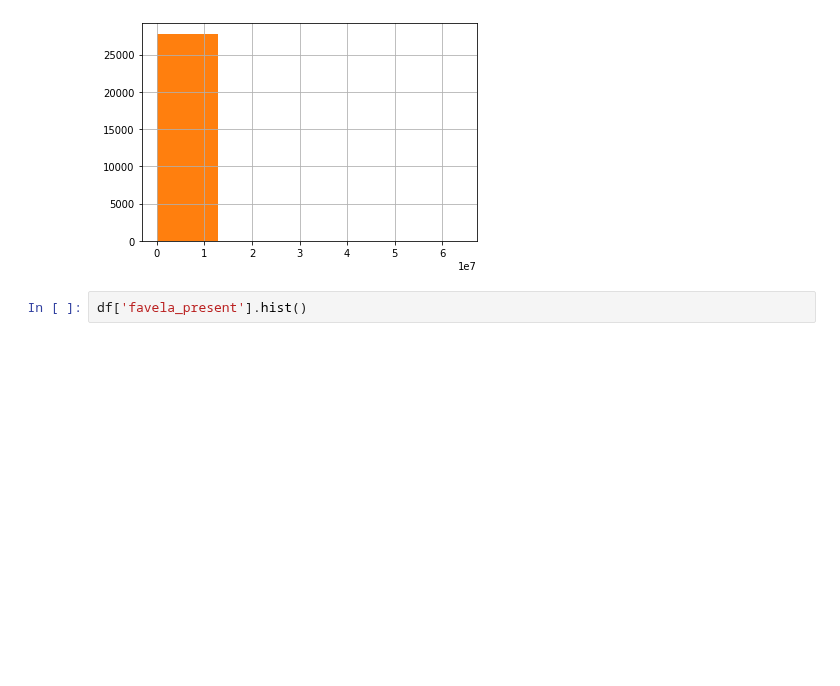
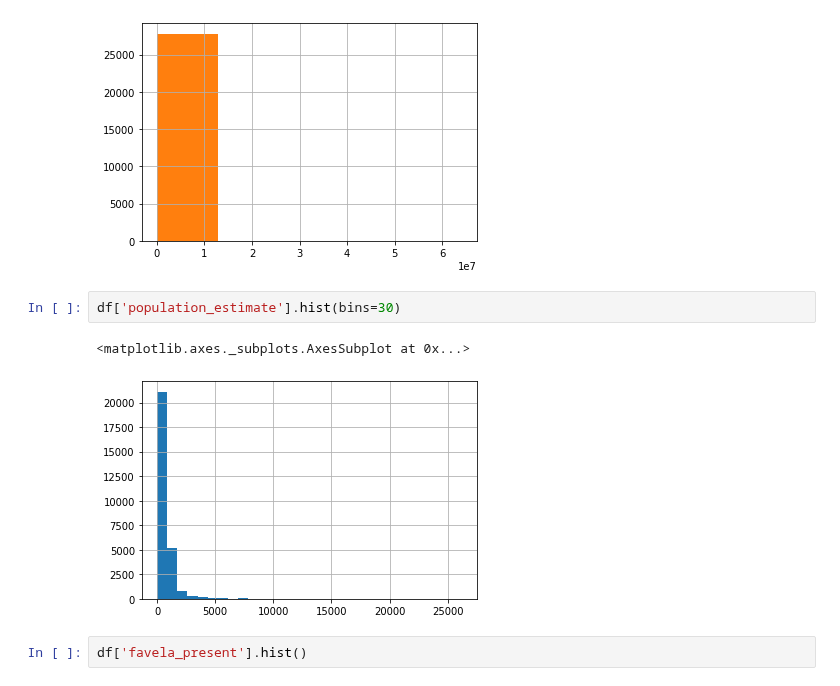
Before and after one commit to q-downgrade/informal-settlement-identification, a Jupyter notebook: tools/upload_files.ipynb, the cells around one changed output. Cells and saved outputs as stored; diff of their text form; blank space fills up the shorter version.

```diff
--- a/tools/upload_files.ipynb
+++ b/tools/upload_files.ipynb
@@ -85,6 +85,11 @@ df['geog_orig_area'].hist(bins=5)
 # %% [output]
 <matplotlib.axes._subplots.AxesSubplot at 0x...>
 [figure]
+# %%
+df['population_estimate'].hist(bins=30)
+# %% [output]
+<matplotlib.axes._subplots.AxesSubplot at 0x...>
+[figure, added]
 # %%
 df['favela_present'].hist()
 # %% [output]
```
Also changed, not shown: parts of 3 cells of this notebook, 1 other file.
